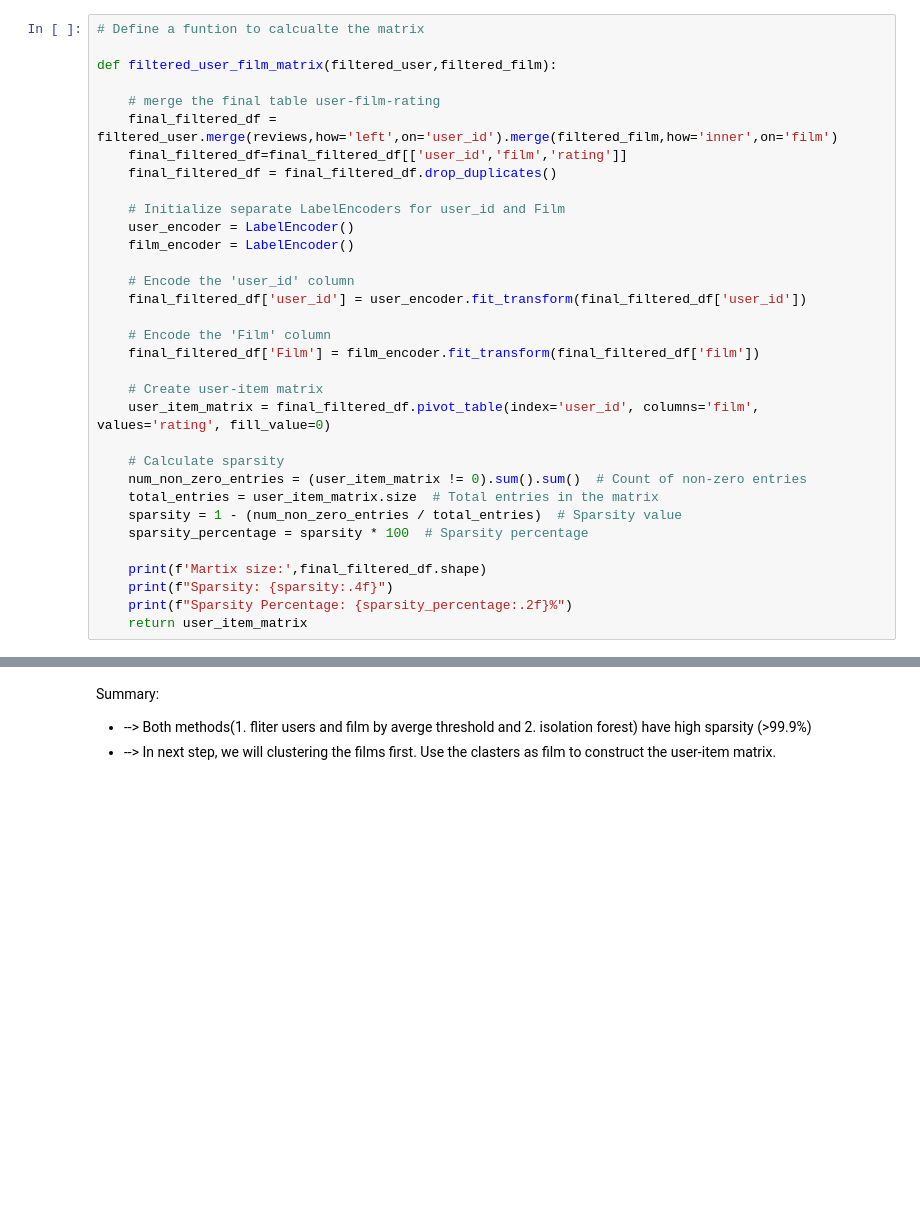
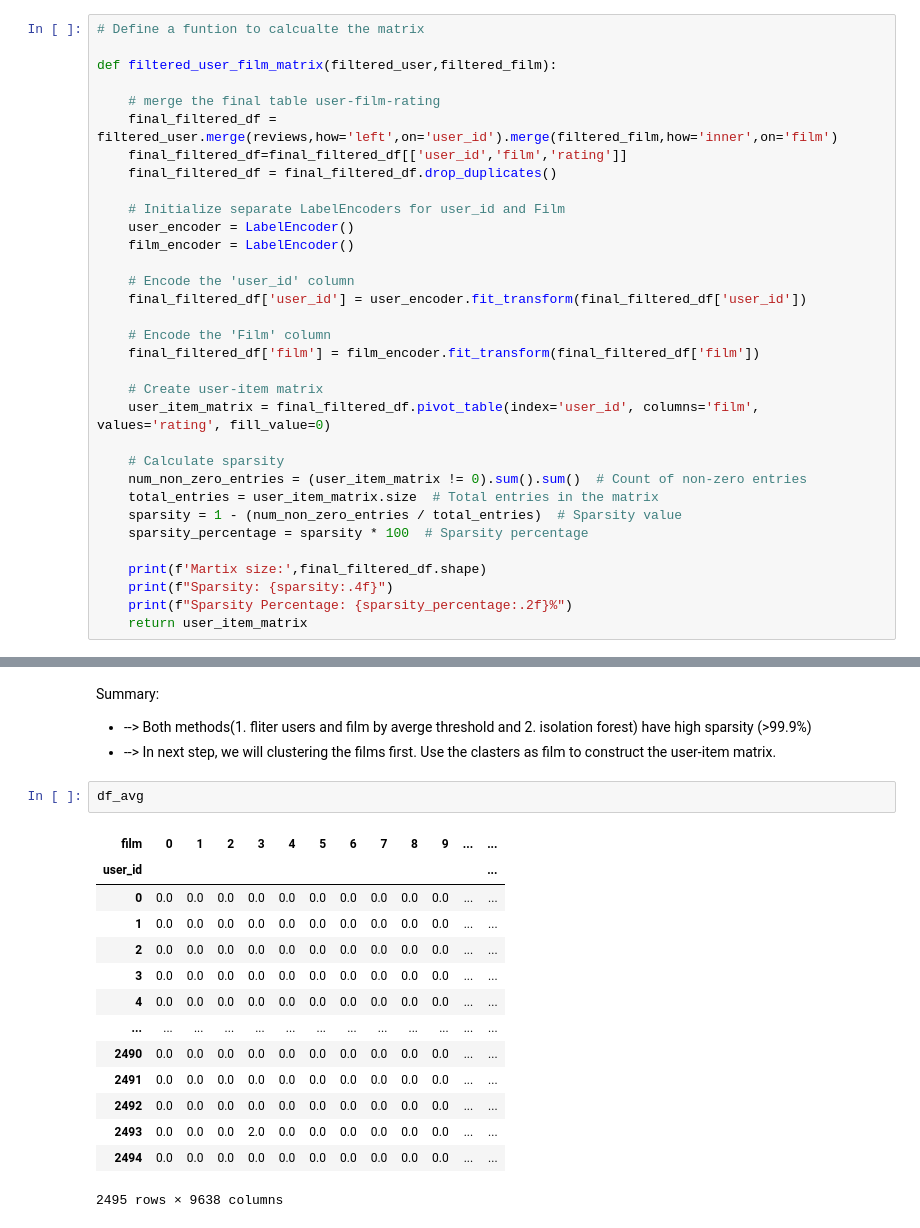
Before and after one commit to LishuangDeng/Recommandation_Systems, a Jupyter notebook: Data_Cleaning_Phase1.ipynb, the cells around one changed output, grey strips where cells are left out. Drawn from its saved outputs; the diff is of its cells as text; blank space fills up the shorter version.

```diff
--- a/Data_Cleaning_Phase1.ipynb
+++ b/Data_Cleaning_Phase1.ipynb
@@ -327,7 +333,7 @@ def filtered_user_film_matrix(filtered_user,filtered_film):
     final_filtered_df['user_id'] = user_encoder.fit_transform(final_filtered_df['user_id'])
 
     # Encode the 'Film' column
-    final_filtered_df['Film'] = film_encoder.fit_transform(final_filtered_df['film'])
+    final_filtered_df['film'] = film_encoder.fit_transform(final_filtered_df['film'])
 
     # Create user-item matrix
     user_item_matrix = final_filtered_df.pivot_table(index='user_id', columns='film', values='rating', fill_value=0)
@@ -360,3 +366,20 @@ Sparsity Percentage: 99.96%
 Summary:
 - --> Both methods(1. fliter users and film by averge threshold and 2. isolation forest) have high sparsity (>99.9%)
 - --> In next step, we will clustering the films first. Use the clasters as film to construct the user-item matrix.
+# %%
+df_avg
+# %% [output]
+| film | 0 | 1 | 2 | 3 | 4 | 5 | 6 | 7 | 8 | 9 | ... | ... |
+| user_id |  |  |  |  |  |  |  |  |  |  |  | ... |
+| 0 | 0.0 | 0.0 | 0.0 | 0.0 | 0.0 | 0.0 | 0.0 | 0.0 | 0.0 | 0.0 | ... | ... |
+| 1 | 0.0 | 0.0 | 0.0 | 0.0 | 0.0 | 0.0 | 0.0 | 0.0 | 0.0 | 0.0 | ... | ... |
+| 2 | 0.0 | 0.0 | 0.0 | 0.0 | 0.0 | 0.0 | 0.0 | 0.0 | 0.0 | 0.0 | ... | ... |
+| 3 | 0.0 | 0.0 | 0.0 | 0.0 | 0.0 | 0.0 | 0.0 | 0.0 | 0.0 | 0.0 | ... | ... |
+| 4 | 0.0 | 0.0 | 0.0 | 0.0 | 0.0 | 0.0 | 0.0 | 0.0 | 0.0 | 0.0 | ... | ... |
+| ... | ... | ... | ... | ... | ... | ... | ... | ... | ... | ... | ... | ... |
+| 2490 | 0.0 | 0.0 | 0.0 | 0.0 | 0.0 | 0.0 | 0.0 | 0.0 | 0.0 | 0.0 | ... | ... |
+| 2491 | 0.0 | 0.0 | 0.0 | 0.0 | 0.0 | 0.0 | 0.0 | 0.0 | 0.0 | 0.0 | ... | ... |
+| 2492 | 0.0 | 0.0 | 0.0 | 0.0 | 0.0 | 0.0 | 0.0 | 0.0 | 0.0 | 0.0 | ... | ... |
+| 2493 | 0.0 | 0.0 | 0.0 | 2.0 | 0.0 | 0.0 | 0.0 | 0.0 | 0.0 | 0.0 | ... | ... |
+| 2494 | 0.0 | 0.0 | 0.0 | 0.0 | 0.0 | 0.0 | 0.0 | 0.0 | 0.0 | 0.0 | ... | ... |
+2495 rows × 9638 columns
```
Also changed, not shown: parts of 9 cells of this notebook, 1 other file.
